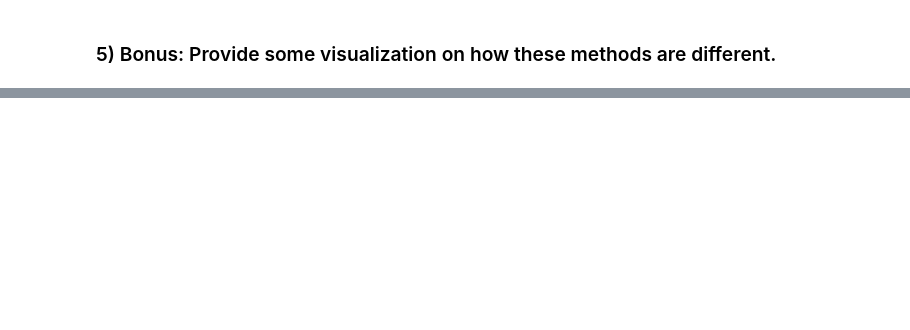
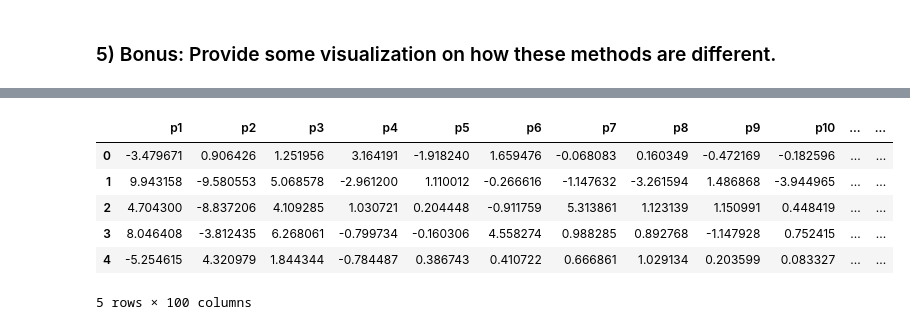
Before and after one commit to bbrown1021/Stats418Repo, a Jupyter notebook: hw3/CIFAR10_Analysis.ipynb, the cells around one changed output, grey strips where cells are left out. Drawn from its saved outputs; the diff is of its cells as text; code cells hidden in the pictures; blank space fills up the shorter version.

```diff
--- a/hw3/CIFAR10_Analysis.ipynb
+++ b/hw3/CIFAR10_Analysis.ipynb
@@ -435 +387,20 @@ x_test = x_test.reshape(-1,32,32,3)
 x_test_flat = x_test.reshape(-1,3072)
+# %%
+# transform new data using already fitted pca
+newdata_transformed = pca.transform(x_test_flat)
+
+# name each column by pixel number
+feat_cols = ['p'+str(i + 1) for i in range(newdata_transformed.shape[1])]
+principal_cifar_test = pd.DataFrame(newdata_transformed,columns=feat_cols)
+
+# add image labels
+principal_cifar_test['label'] = y_test
+principal_cifar_test.head()
+# %% [output]
+|  | p1 | p2 | p3 | p4 | p5 | p6 | p7 | p8 | p9 | p10 | ... | ... |
+| 0 | -3.479671 | 0.906426 | 1.251956 | 3.164191 | -1.918240 | 1.659476 | -0.068083 | 0.160349 | -0.472169 | -0.182596 | ... | ... |
+| 1 | 9.943158 | -9.580553 | 5.068578 | -2.961200 | 1.110012 | -0.266616 | -1.147632 | -3.261594 | 1.486868 | -3.944965 | ... | ... |
+| 2 | 4.704300 | -8.837206 | 4.109285 | 1.030721 | 0.204448 | -0.911759 | 5.313861 | 1.123139 | 1.150991 | 0.448419 | ... | ... |
+| 3 | 8.046408 | -3.812435 | 6.268061 | -0.799734 | -0.160306 | 4.558274 | 0.988285 | 0.892768 | -1.147928 | 0.752415 | ... | ... |
+| 4 | -5.254615 | 4.320979 | 1.844344 | -0.784487 | 0.386743 | 0.410722 | 0.666861 | 1.029134 | 0.203599 | 0.083327 | ... | ... |
+5 rows × 100 columns
```
Also changed, not shown: parts of 49 cells of this notebook, 9 other files.
